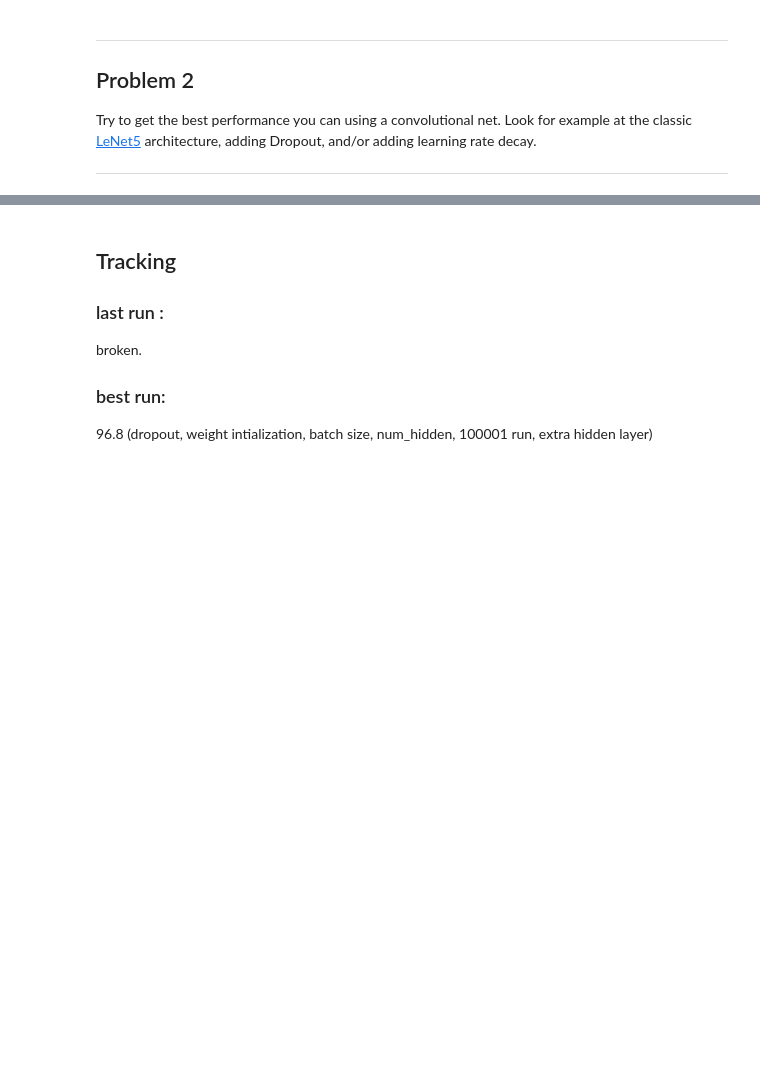
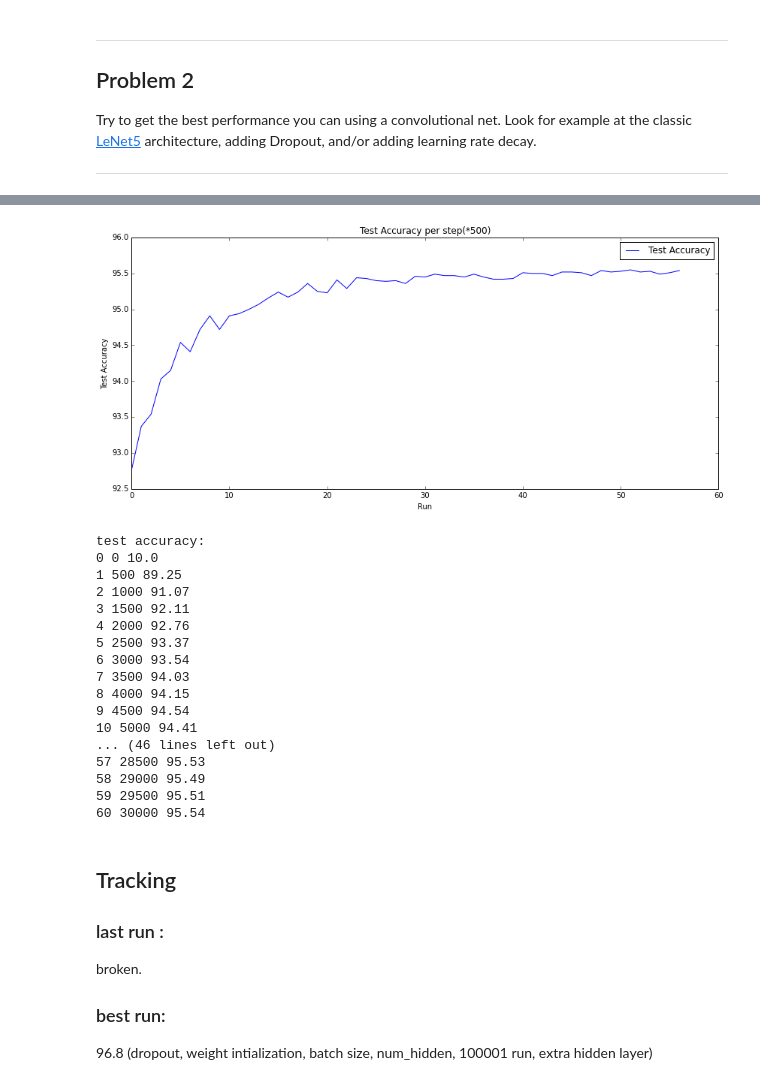
Before and after one commit to llathrop/ud730, a Jupyter notebook: 4_convolutions.ipynb, the cells around one changed output, grey strips where cells are left out. Saved outputs shown, nothing was run; the diff lists cells and outputs as text; code cells hidden in the pictures; blank space fills up the shorter version.

```diff
--- a/4_convolutions.ipynb
+++ b/4_convolutions.ipynb
@@ -226,7 +226,7 @@ with graph.as_default():
     valid_prediction = tf.nn.softmax(model(tf_valid_dataset))
     test_prediction = tf.nn.softmax(model(tf_test_dataset))
 # %%
-num_steps = 1001
+num_steps = 3101
 
 with tf.Session(graph=graph) as session:
     tf.initialize_all_variables().run()
@@ -277,13 +277,13 @@ patch_size = 5
 patch_size_2 = 4
 depth = 16
 
-num_hidden_1 = 512
+num_hidden_1 = 768
 num_hidden_2 = 256
 num_hidden_3 = 64
 
-decay_rate=.95
+decay_rate=.98
 learnRate=.05
-keepProb=.5
+keepProb=.6
 
 graph = tf.Graph()
 
@@ -356,7 +356,7 @@ with graph.as_default():
         #fullyconnected 2
         hidden = tf.nn.relu(tf.matmul(hidden, layerhidden2_weights) + layerhidden2_biases)
         if dropout==True:
-            hidden=tf.nn.dropout(hidden,tf_keep_prob+(1-tf_keep_prob)/2 )
+            hidden=tf.nn.dropout(hidden,tf_keep_prob-(1-tf_keep_prob)/2 )
         #fullyconnected 3
         hidden = tf.nn.elu(tf.matmul(hidden, layerhidden3_weights) + layerhidden3_biases)
         # if dropout==True:
@@ -404,6 +404,6 @@ hidden1shape [1568, 512]
 after reshape [10000, 1568]
 # %%
-num_steps = 150001
+num_steps = 30001
 testAccuracy=[]
 
 startTime0 = time()
@@ -439,19 +451,38 @@ Validation accuracy: 7.9%
 # %%
 import matplotlib.pyplot as plt
 %matplotlib inline
 
 plt.figure(figsize=(14,6))
-plt.plot(testAccuracy[0:],label="Test Accuracy")
+plt.plot(testAccuracy[4:],label="Test Accuracy")
 plt.xlabel('Run')
 plt.ylabel('Test Accuracy')
 plt.legend()
 plt.title("Test Accuracy per step(*500)")
 plt.show()
 plt.close()
 
 print("test accuracy:")
-for t in testAccuracy:
-    print(t)
+for i in range(len(testAccuracy)):
+    print(i,i*500,testAccuracy[i])
+# %% [output]
+[figure, added]
+test accuracy:
+0 0 10.0
+1 500 89.25
+2 1000 91.07
+3 1500 92.11
+4 2000 92.76
+5 2500 93.37
+6 3000 93.54
+7 3500 94.03
+8 4000 94.15
+9 4500 94.54
+10 5000 94.41
+... (46 lines left out)
+57 28500 95.53
+58 29000 95.49
+59 29500 95.51
+60 30000 95.54
 # %% [markdown]
 ## Tracking
 ### last run :
```
Also changed, not shown: parts of 4 cells of this notebook.
